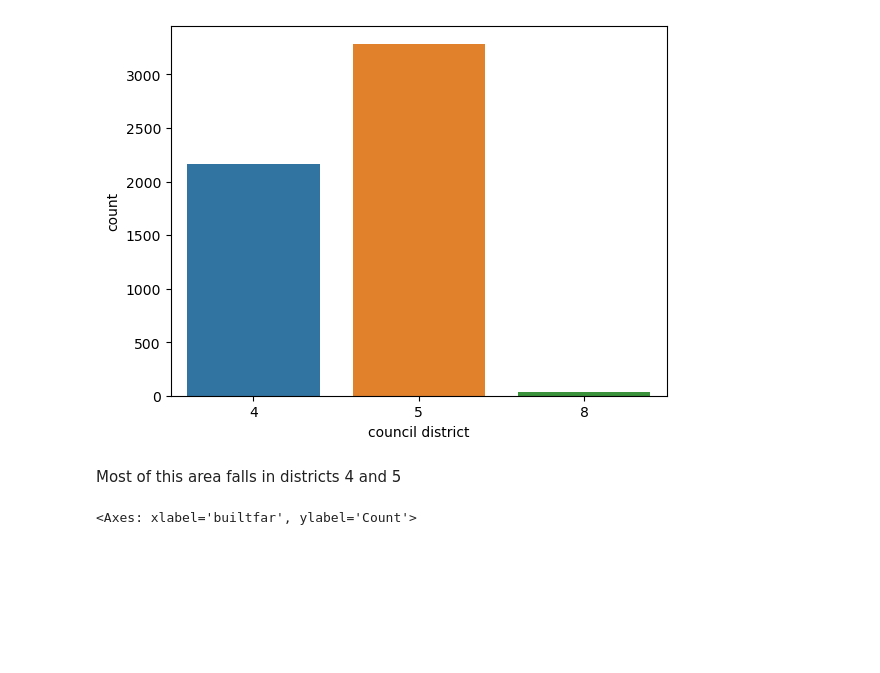
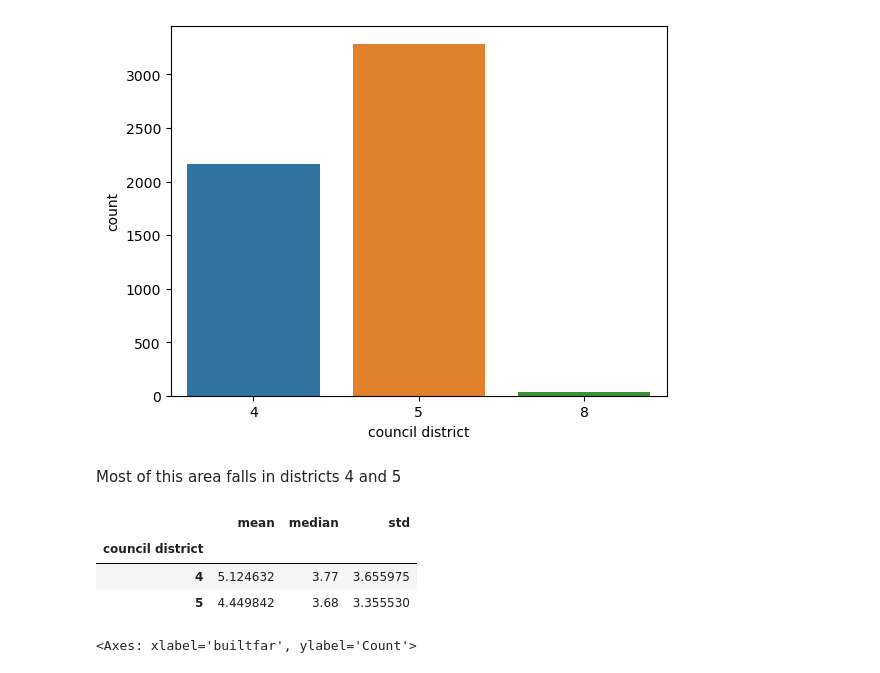
Before and after one commit to dlevine01/urban-data-analysis-course, a Jupyter notebook: Notebooks/4-1-visualize-distributions.ipynb, the cells around one changed output. Drawn from its saved outputs; the diff is of its cells as text; code cells hidden in the pictures; blank space fills up the shorter version.

```diff
--- a/Notebooks/4-1-visualize-distributions.ipynb
+++ b/Notebooks/4-1-visualize-distributions.ipynb
@@ -297,6 +309,18 @@ pluto_4_5 = (
         pluto['council district'].isin(['4','5'])
     ]
 )
+# %%
+(
+    pluto_4_5
+    .groupby('council district')
+    ['builtfar']
+    .agg(['mean','median','std'])
+)
+# %% [output]
+|  | mean | median | std |
+| council district |  |  |  |
+| 4 | 5.124632 | 3.77 | 3.655975 |
+| 5 | 4.449842 | 3.68 | 3.355530 |
 # %%
 sns.histplot(
     data=pluto_4_5,
```
Also changed, not shown: parts of 2 cells of this notebook.
